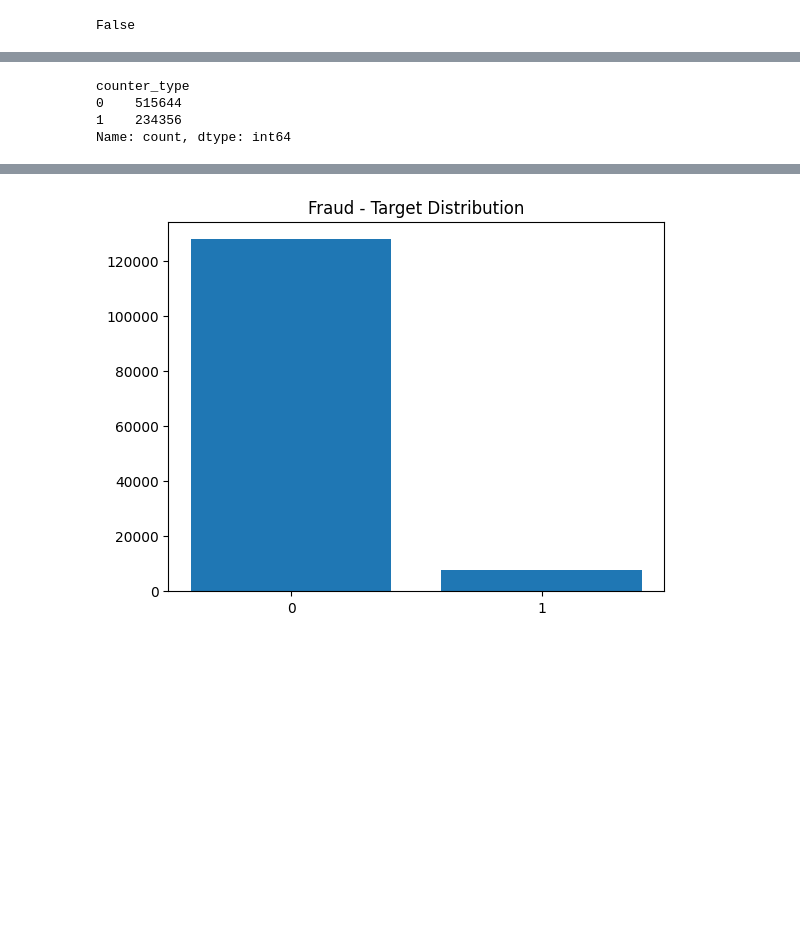
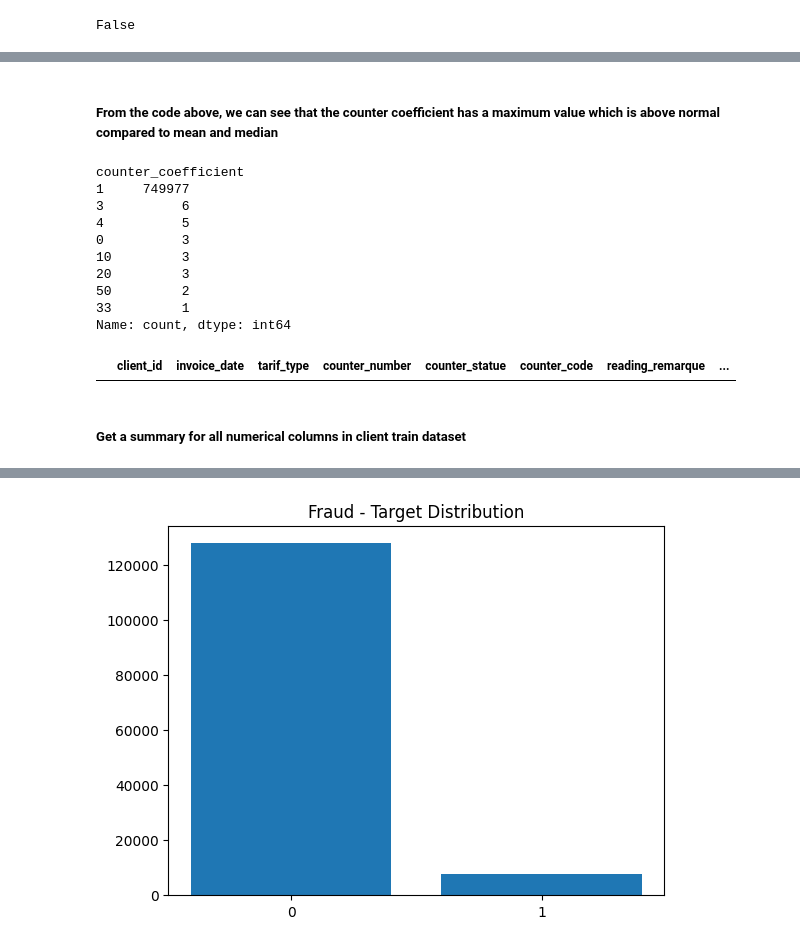
Before and after one commit to Mach-web/electricity_fraud_detection, a Jupyter notebook: Fraud_Detection_Starter.ipynb, the cells around one changed output, grey strips where cells are left out. Cells and saved outputs as stored; diff of their text form; code cells hidden in the pictures; blank space fills up the shorter version.

```diff
--- a/Fraud_Detection_Starter.ipynb
+++ b/Fraud_Detection_Starter.ipynb
@@ -182,7 +129,21 @@ memory usage: 108.7+ MB
+# %% [markdown]
+##### From the code above, we can see that the counter coefficient has a maximum value which is above normal compared to mean and median
 # %%
-invoice_train['counter_type'].value_counts()
+invoice_train['counter_coefficient'].value_counts()
 # %% [output]
-counter_type
-0    515644
-1    234356
+counter_coefficient
+1     749977
+3          6
+4          5
+0          3
+10         3
+20         3
+50         2
+33         1
 Name: count, dtype: int64
+# %%
+invoice_train[invoice_train['counter_coefficient'] == 749977]
+# %% [output]
+|  | client_id | invoice_date | tarif_type | counter_number | counter_statue | counter_code | reading_remarque | ... |
+# %% [markdown]
+##### Get a summary for all numerical columns in client train dataset
```
Also changed, not shown: parts of 32 cells of this notebook.
